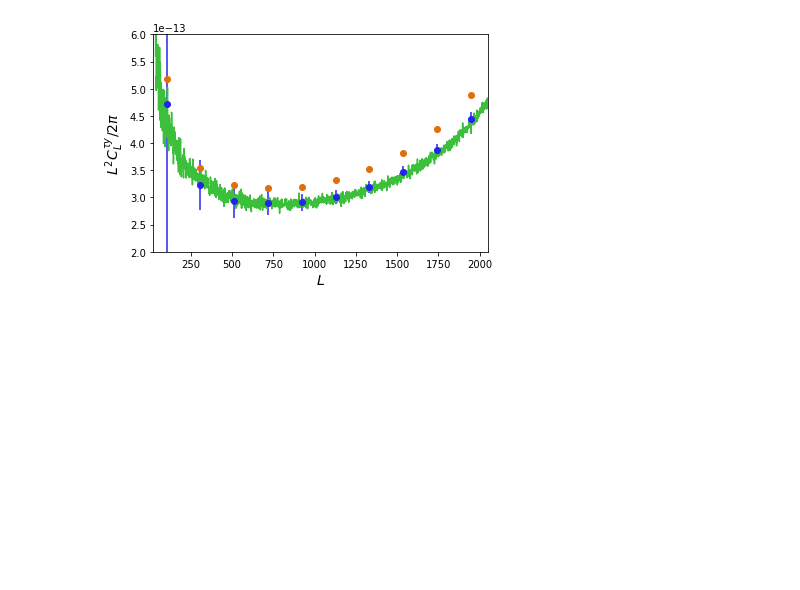
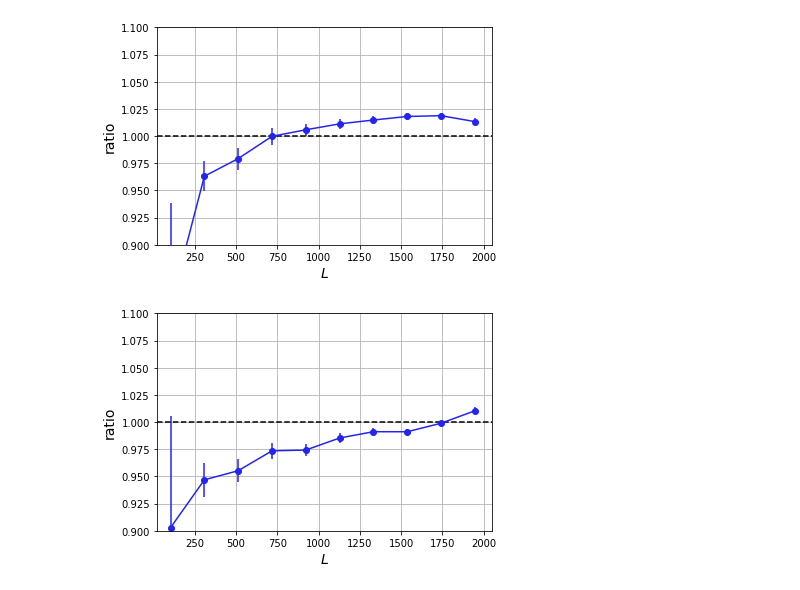
Before and after one commit to toshiyan/planck-tauxy, a Jupyter notebook: check_xcor-tauxysig.ipynb, the cells around one changed output. Cells and saved outputs as stored; diff of their text form; code cells hidden in the pictures; blank space fills up the shorter version.

```diff
--- a/check_xcor-tauxysig.ipynb
+++ b/check_xcor-tauxysig.ipynb
@@ -16,15 +16,15 @@ for fltr in ['none','cinv']:
 # %%
 #for xobj in [fxtau['cinv','1.0'],fxtbh['cinv','1.0'],fxtBH['cinv','1.0']]:
 l, y0, y1, y2, xl = np.loadtxt(cy.fclyy,unpack=True,usecols=(0,1,2,3,4))
 cltt = prjlib.tau_spec(2048)
 clty = np.sqrt(y0*cltt)*.9
-for xobj in [fxtBH['none']]:
+cbty = bn.binning1(clty,mb)
+for xobj in [fxtBH['none'],fxtBH['cinv']]:
     mcb, vcb, scb = bn.binned_spec(mb,xobj.xl,cn=1,doreal=False)
-    pl.plot_1dstyle(ymin=2e-13,ymax=6e-13,ylab=r'$L^2C_L^{\tau y}/2\pi$')
-    errorbar(mb.bc,mcb,yerr=vcb,fmt='o')
-    errorbar(mb.bc,mcb*1.1,fmt='o')
-    plot(clty)
-    axhline(0.,color='k',ls='--')
+    pl.plot_1dstyle(ymin=.9,ymax=1.1,grid=True,ylab=r'ratio')
+    errorbar(mb.bc,mcb/cbty,yerr=vcb/10./cbty,fmt='o-')
+    axhline(1.,color='k',ls='--')
     show()
 # %% [output]
-[figure, old version]
+[figure, new version]
+[figure, added]
```
Also changed, not shown: 6 other files.
